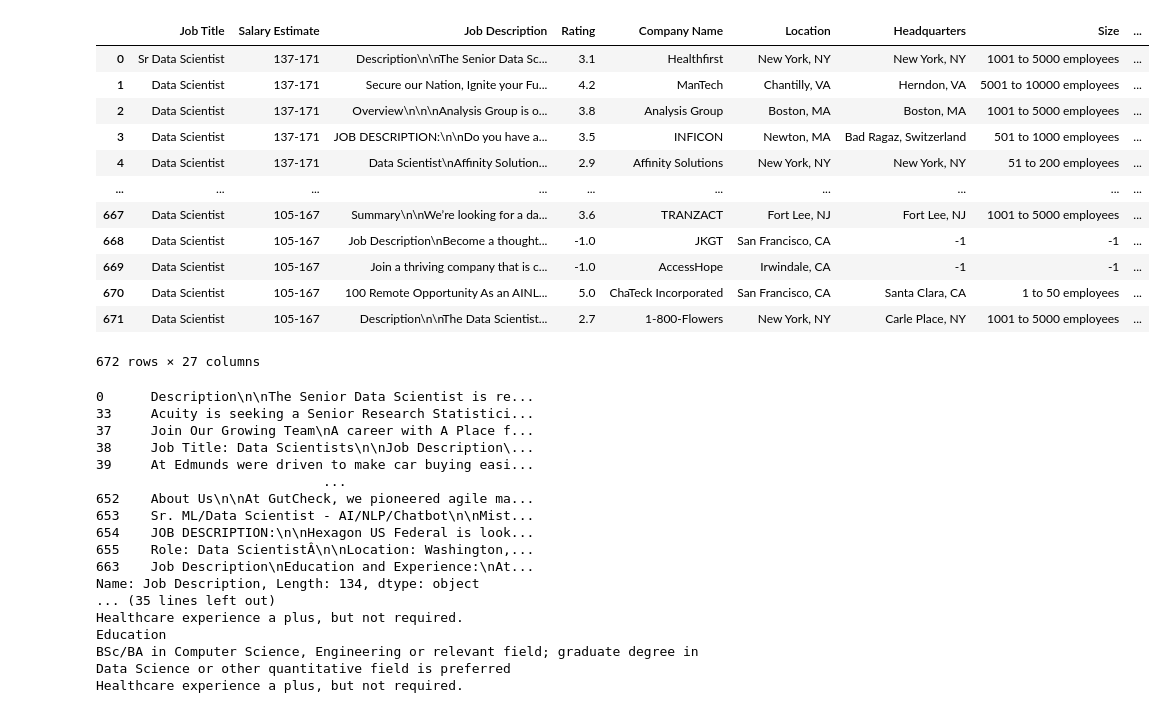
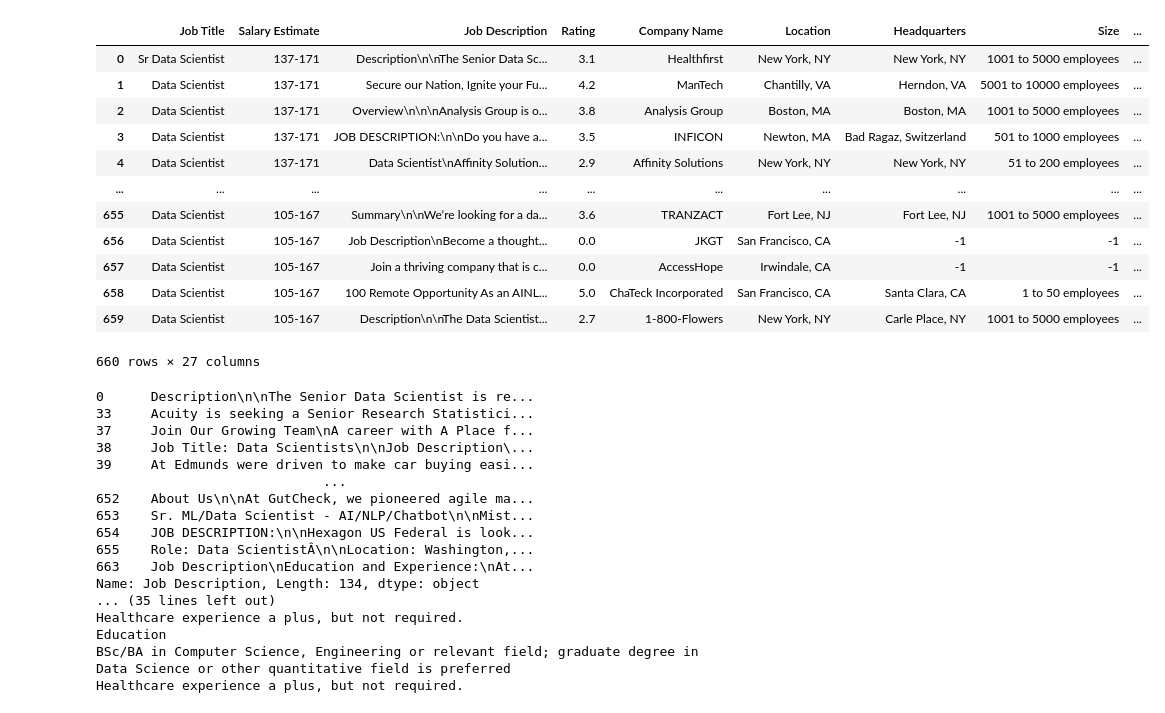
Before and after one commit to felipe-de-castro/DataJobPostingGlassdoor, a Jupyter notebook: project-glassdoor-data.ipynb, the cells around one changed output. Saved outputs shown, nothing was run; the diff lists cells and outputs as text; code cells hidden in the pictures.

```diff
--- a/project-glassdoor-data.ipynb
+++ b/project-glassdoor-data.ipynb
@@ -6,6 +6,23 @@ import plotly.graph_objects as go
 import matplotlib.pyplot as plt
 
 pd.set_option('display.max_columns', 30)
+# %%
+df1 = df = pd.read_csv('data/Cleaned_DS_Jobs.csv')
+df1
+# %% [output]
+|  | Job Title | Salary Estimate | Job Description | Rating | Company Name | Location | Headquarters | Size | ... |
+| 0 | Sr Data Scientist | 137-171 | Description\n\nThe Senior Data Sc... | 3.1 | Healthfirst | New York, NY | New York, NY | 1001 to 5000 employees | ... |
+| 1 | Data Scientist | 137-171 | Secure our Nation, Ignite your Fu... | 4.2 | ManTech | Chantilly, VA | Herndon, VA | 5001 to 10000 employees | ... |
+| 2 | Data Scientist | 137-171 | Overview\n\n\nAnalysis Group is o... | 3.8 | Analysis Group | Boston, MA | Boston, MA | 1001 to 5000 employees | ... |
+| 3 | Data Scientist | 137-171 | JOB DESCRIPTION:\n\nDo you have a... | 3.5 | INFICON | Newton, MA | Bad Ragaz, Switzerland | 501 to 1000 employees | ... |
+| 4 | Data Scientist | 137-171 | Data Scientist\nAffinity Solution... | 2.9 | Affinity Solutions | New York, NY | New York, NY | 51 to 200 employees | ... |
+| ... | ... | ... | ... | ... | ... | ... | ... | ... | ... |
+| 655 | Data Scientist | 105-167 | Summary\n\nWe’re looking for a da... | 3.6 | TRANZACT | Fort Lee, NJ | Fort Lee, NJ | 1001 to 5000 employees | ... |
+| 656 | Data Scientist | 105-167 | Job Description\nBecome a thought... | 0.0 | JKGT | San Francisco, CA | -1 | -1 | ... |
+| 657 | Data Scientist | 105-167 | Join a thriving company that is c... | 0.0 | AccessHope | Irwindale, CA | -1 | -1 | ... |
+| 658 | Data Scientist | 105-167 | 100 Remote Opportunity As an AINL... | 5.0 | ChaTeck Incorporated | San Francisco, CA | Santa Clara, CA | 1 to 50 employees | ... |
+| 659 | Data Scientist | 105-167 | Description\n\nThe Data Scientist... | 2.7 | 1-800-Flowers | New York, NY | Carle Place, NY | 1001 to 5000 employees | ... |
+660 rows × 27 columns
 # %%
 ## Cleaning data
 df = pd.read_csv('data/Uncleaned_DS_jobs.csv')
@@ -50,19 +72,3 @@ df['seniority'] = np.where(df['Job Title'].str.contains("(?i)sr"),1,0)
-# %%
-df
-# %% [output]
-|  | Job Title | Salary Estimate | Job Description | Rating | Company Name | Location | Headquarters | Size | ... |
-| 0 | Sr Data Scientist | 137-171 | Description\n\nThe Senior Data Sc... | 3.1 | Healthfirst | New York, NY | New York, NY | 1001 to 5000 employees | ... |
-| 1 | Data Scientist | 137-171 | Secure our Nation, Ignite your Fu... | 4.2 | ManTech | Chantilly, VA | Herndon, VA | 5001 to 10000 employees | ... |
-| 2 | Data Scientist | 137-171 | Overview\n\n\nAnalysis Group is o... | 3.8 | Analysis Group | Boston, MA | Boston, MA | 1001 to 5000 employees | ... |
-| 3 | Data Scientist | 137-171 | JOB DESCRIPTION:\n\nDo you have a... | 3.5 | INFICON | Newton, MA | Bad Ragaz, Switzerland | 501 to 1000 employees | ... |
-| 4 | Data Scientist | 137-171 | Data Scientist\nAffinity Solution... | 2.9 | Affinity Solutions | New York, NY | New York, NY | 51 to 200 employees | ... |
-| ... | ... | ... | ... | ... | ... | ... | ... | ... | ... |
-| 667 | Data Scientist | 105-167 | Summary\n\nWe’re looking for a da... | 3.6 | TRANZACT | Fort Lee, NJ | Fort Lee, NJ | 1001 to 5000 employees | ... |
-| 668 | Data Scientist | 105-167 | Job Description\nBecome a thought... | -1.0 | JKGT | San Francisco, CA | -1 | -1 | ... |
-| 669 | Data Scientist | 105-167 | Join a thriving company that is c... | -1.0 | AccessHope | Irwindale, CA | -1 | -1 | ... |
-| 670 | Data Scientist | 105-167 | 100 Remote Opportunity As an AINL... | 5.0 | ChaTeck Incorporated | San Francisco, CA | Santa Clara, CA | 1 to 50 employees | ... |
-| 671 | Data Scientist | 105-167 | Description\n\nThe Data Scientist... | 2.7 | 1-800-Flowers | New York, NY | Carle Place, NY | 1001 to 5000 employees | ... |
-672 rows × 27 columns
 # %%
 ## Analysis the Job Description for Junior / Senior level
 x_df = df['Job Description'].str.contains("(?i)senior")
```
Also changed, not shown: parts of 3 cells of this notebook, 2 other files.
